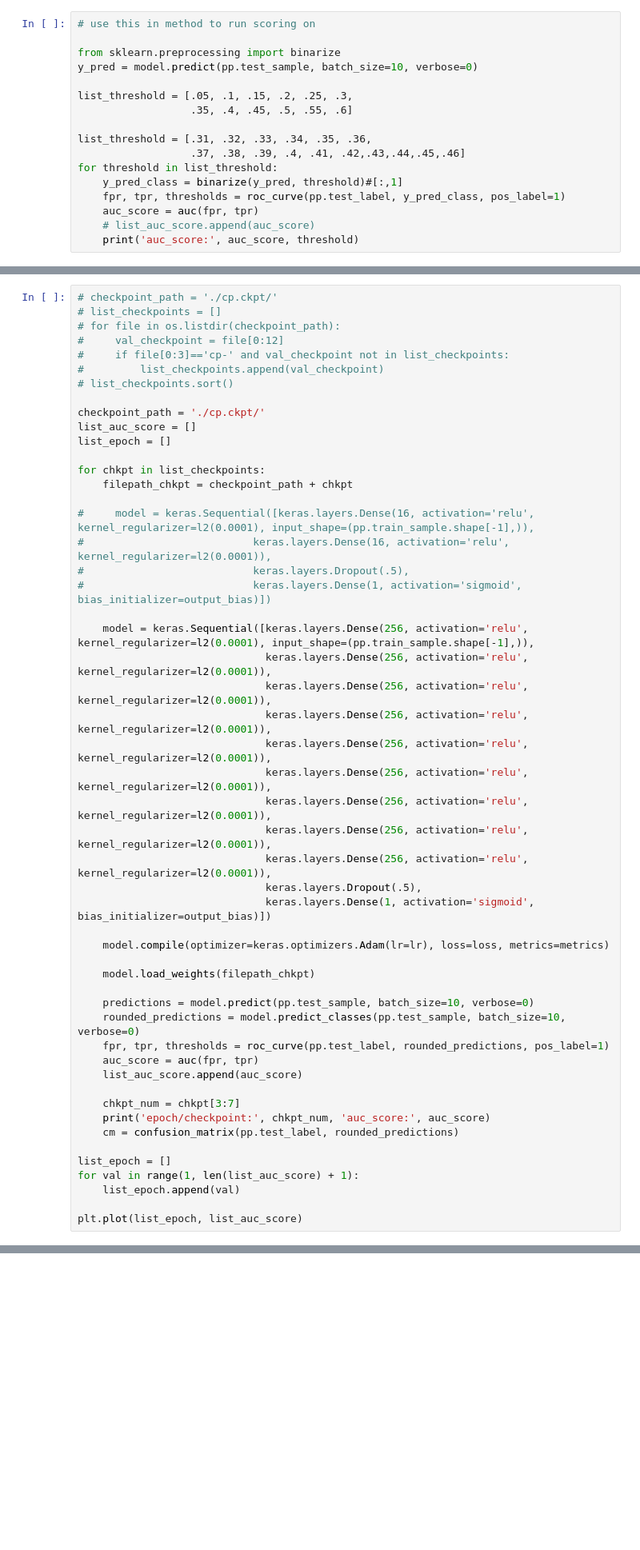
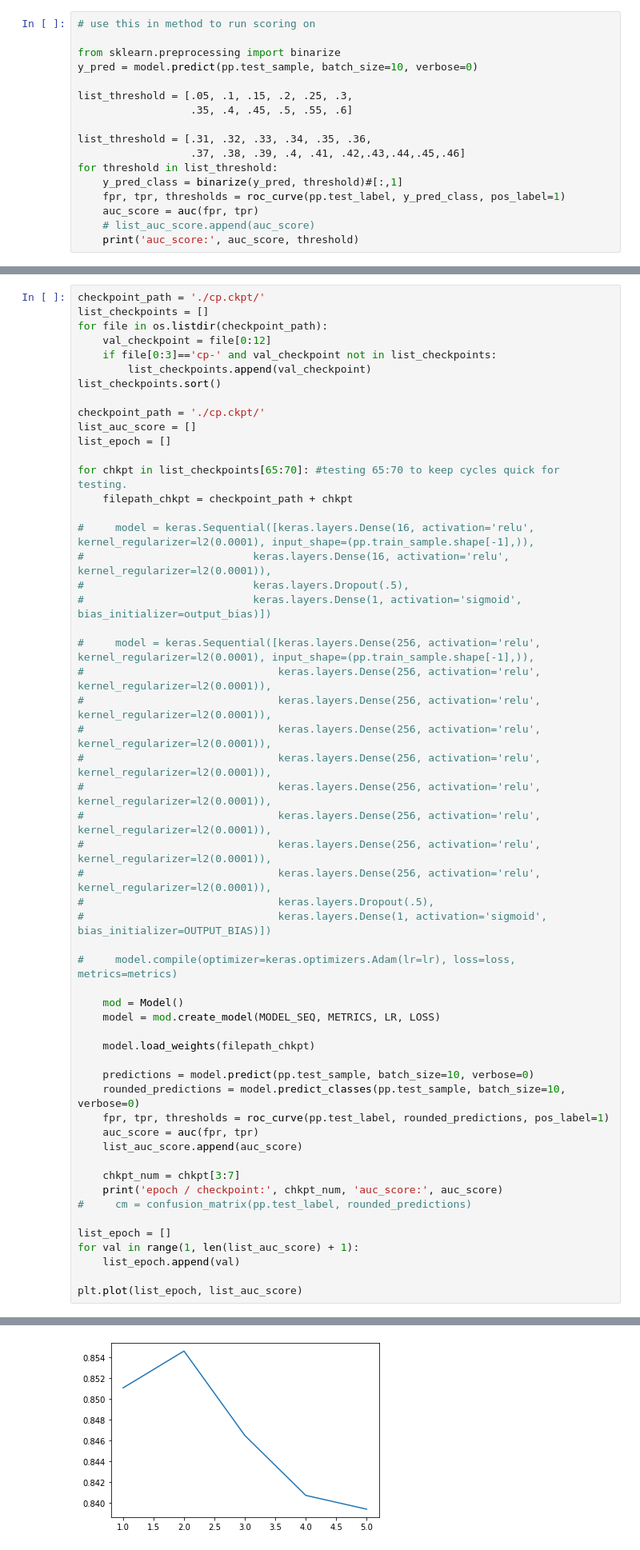
Before and after one commit to kirahman2/tensorflow_classification, a Jupyter notebook: tensorflow_classification.ipynb, the cells around one changed output, grey strips where cells are left out. Shown at 80% size. Saved outputs shown, nothing was run; the diff lists cells and outputs as text; blank space fills up the shorter version.

```diff
--- a/tensorflow_classification.ipynb
+++ b/tensorflow_classification.ipynb
@@ -436,17 +386,17 @@ WARNING:tensorflow:A checkpoint was restored (e.g. tf.train.Checkpoint.restore o
 # %%
-# checkpoint_path = './cp.ckpt/'
-# list_checkpoints = []
-# for file in os.listdir(checkpoint_path):
-#     val_checkpoint = file[0:12]
-#     if file[0:3]=='cp-' and val_checkpoint not in list_checkpoints:
-#         list_checkpoints.append(val_checkpoint)
-# list_checkpoints.sort()
+checkpoint_path = './cp.ckpt/'
+list_checkpoints = []
+for file in os.listdir(checkpoint_path):
+    val_checkpoint = file[0:12]
+    if file[0:3]=='cp-' and val_checkpoint not in list_checkpoints:
+        list_checkpoints.append(val_checkpoint)
+list_checkpoints.sort()
 
 checkpoint_path = './cp.ckpt/'
 list_auc_score = []
 list_epoch = []
 
-for chkpt in list_checkpoints:
+for chkpt in list_checkpoints[65:70]: #testing 65:70 to keep cycles quick for testing.
     filepath_chkpt = checkpoint_path + chkpt
 
 #     model = keras.Sequential([keras.layers.Dense(16, activation='relu', kernel_regularizer=l2(0.0001), input_shape=(pp.train_sample.shape[-1],)),
@@ -454,19 +404,22 @@ for chkpt in list_checkpoints:
 #                           keras.layers.Dropout(.5),
 #                           keras.layers.Dense(1, activation='sigmoid', bias_initializer=output_bias)])
 
-    model = keras.Sequential([keras.layers.Dense(256, activation='relu', kernel_regularizer=l2(0.0001), input_shape=(pp.train_sample.shape[-1],)),
-                              keras.layers.Dense(256, activation='relu', kernel_regularizer=l2(0.0001)),
-                              keras.layers.Dense(256, activation='relu', kernel_regularizer=l2(0.0001)),
-                              keras.layers.Dense(256, activation='relu', kernel_regularizer=l2(0.0001)),
-                              keras.layers.Dense(256, activation='relu', kernel_regularizer=l2(0.0001)),
-                              keras.layers.Dense(256, activation='relu', kernel_regularizer=l2(0.0001)),
-                              keras.layers.Dense(256, activation='relu', kernel_regularizer=l2(0.0001)),
-                              keras.layers.Dense(256, activation='relu', kernel_regularizer=l2(0.0001)),
-                              keras.layers.Dense(256, activation='relu', kernel_regularizer=l2(0.0001)),
-                              keras.layers.Dropout(.5),
-                              keras.layers.Dense(1, activation='sigmoid', bias_initializer=output_bias)])
+#     model = keras.Sequential([keras.layers.Dense(256, activation='relu', kernel_regularizer=l2(0.0001), input_shape=(pp.train_sample.shape[-1],)),
+#                               keras.layers.Dense(256, activation='relu', kernel_regularizer=l2(0.0001)),
+#                               keras.layers.Dense(256, activation='relu', kernel_regularizer=l2(0.0001)),
+#                               keras.layers.Dense(256, activation='relu', kernel_regularizer=l2(0.0001)),
+#                               keras.layers.Dense(256, activation='relu', kernel_regularizer=l2(0.0001)),
+#                               keras.layers.Dense(256, activation='relu', kernel_regularizer=l2(0.0001)),
+#                               keras.layers.Dense(256, activation='relu', kernel_regularizer=l2(0.0001)),
+#                               keras.layers.Dense(256, activation='relu', kernel_regularizer=l2(0.0001)),
+#                               keras.layers.Dense(256, activation='relu', kernel_regularizer=l2(0.0001)),
+#                               keras.layers.Dropout(.5),
+#                               keras.layers.Dense(1, activation='sigmoid', bias_initializer=OUTPUT_BIAS)])
 
-    model.compile(optimizer=keras.optimizers.Adam(lr=lr), loss=loss, metrics=metrics)
+#     model.compile(optimizer=keras.optimizers.Adam(lr=lr), loss=loss, metrics=metrics)
+
+    mod = Model()
+    model = mod.create_model(MODEL_SEQ, METRICS, LR, LOSS)
 
     model.load_weights(filepath_chkpt)
 
@@ -477,11 +430,12 @@ for chkpt in list_checkpoints:
     list_auc_score.append(auc_score)
 
     chkpt_num = chkpt[3:7]
-    print('epoch/checkpoint:', chkpt_num, 'auc_score:', auc_score)
-    cm = confusion_matrix(pp.test_label, rounded_predictions)
+    print('epoch / checkpoint:', chkpt_num, 'auc_score:', auc_score)
+#     cm = confusion_matrix(pp.test_label, rounded_predictions)
 
 list_epoch = []
 for val in range(1, len(list_auc_score) + 1):
     list_epoch.append(val)
 
 plt.plot(list_epoch, list_auc_score)
+# %% [output]
@@ -487,0 +460 @@ plt.plot(list_epoch, list_auc_score)
+[figure, added]
```
Also changed, not shown: parts of 20 cells of this notebook.
